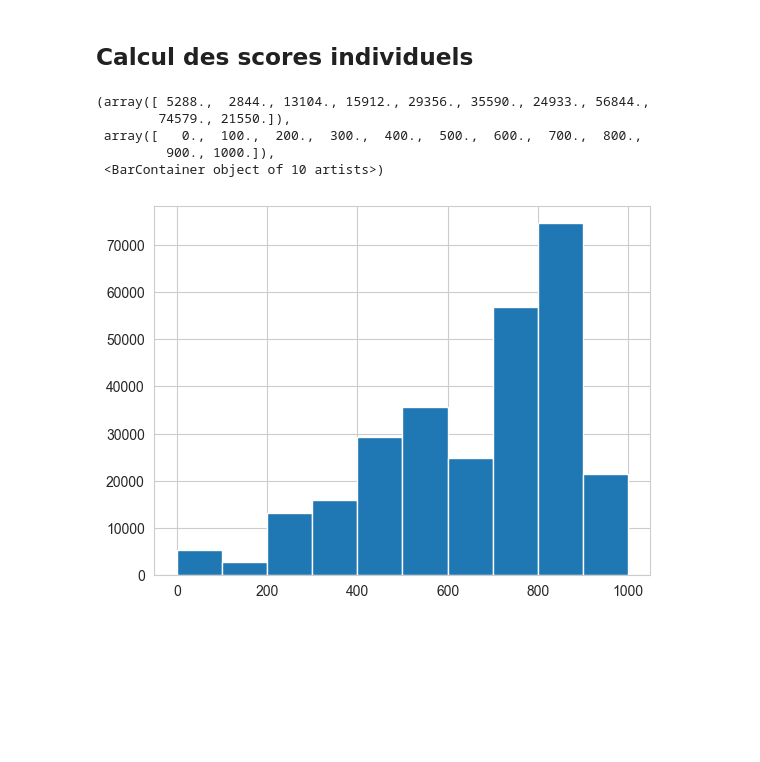
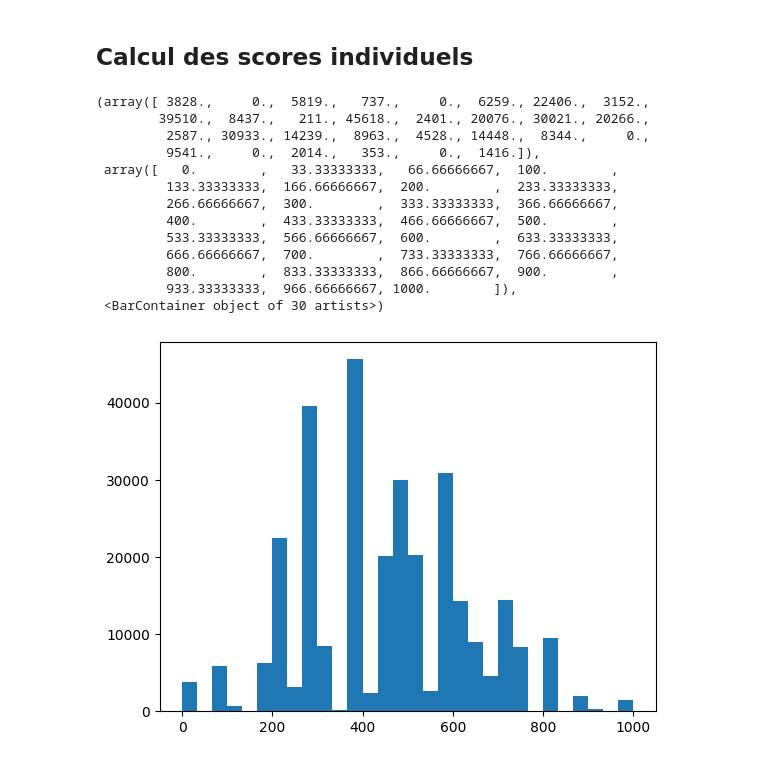
Before and after one commit to SamuelBaheux/Challenge_Nexialog, a Jupyter notebook: notebooks/Grille_Score.ipynb, the cells around one changed output. Drawn from its saved outputs; the diff is of its cells as text; code cells hidden in the pictures; blank space fills up the shorter version.

```diff
--- a/notebooks/Grille_Score.ipynb
+++ b/notebooks/Grille_Score.ipynb
@@ -38,5 +29,8 @@ train_prepared.to_csv("../data/train_prepared_70.csv")
 test_prepared.to_csv("../data/test_prepared_70.csv")
 #train_prepared = pd.read_csv("../data/train_preparedV2.csv", index_col=[0])
 #test_prepared = pd.read_csv("../data/test_preparedv2.csv", index_col=[0])
+# %%
+df_train = train_prepared.iloc[:280000,:]
+df_test = train_prepared.iloc[280000:,:]
 # %% [markdown]
 # Modélisation
@@ -64,2 +37,2 @@ Index(['date_mensuelle', 'TARGET', 'DAYS_BIRTH_disc_int',
 # %%
-features = ['AMT_CREDIT_SUM_DEBT_disc_int', 'AMT_CREDIT_SUM_disc_int', 'DAYS_EMPLOYED_disc_int']
+features = ['REGION_RATING_CLIENT_W_CITY', 'DAYS_CREDIT_ENDDATE_disc_int', 'RATE_DOWN_PAYMENT_disc_int', 'AMT_PAYMENT_disc_int', 'NAME_INCOME_TYPE_discret', 'OCCUPATION_TYPE_discret']
@@ -82,11 +55,13 @@ train_prepared[features]
 # %%
 reference_categories = {
-    'AMT_CREDIT_SUM_DEBT_disc_int' : "[-1083614.67;31111.2]",
-    'AMT_CREDIT_SUM_disc_int' : "[691914.75;198072344.25]",
-    #'EXT_SOURCE_2_disc_int' : "[0.46;0.85]",
-    #'EXT_SOURCE_1_disc_int' : "[0.41;0.96]",
-    #'EXT_SOURCE_3_disc_int' : "[0.35;0.9]",
-    'DAYS_EMPLOYED_disc_int' : "[-17912;-2487]"}
+    'REGION_RATING_CLIENT_W_CITY' : "un_deux",
+    'DAYS_CREDIT_ENDDATE_disc_int' : "[-155271.0;-59.0]",
+    'RATE_DOWN_PAYMENT_disc_int' : "[0.21;4.48]",
+    'AMT_PAYMENT_disc_int' : "[148458.51;25537053.78]",
+    'NAME_INCOME_TYPE_discret' : "other",
+    'OCCUPATION_TYPE_discret' : "high_skilled",
+    'NAME_CONTRACT_TYPE' : "Revolving loans"
+}
 # %%
 formula_parts = []
 for var in features:
@@ -96,7 +71,7 @@ for var in features:
 
 formula = 'TARGET ~ ' + ' + '.join(formula_parts)
 # %%
-model = Logit.from_formula(formula=formula, data=train_prepared)
+model = Logit.from_formula(formula=formula, data=df_train)
 logit_model = model.fit()
 # %% [output]
 Optimization terminated successfully.
@@ -157,13 +125,21 @@ grid_score
 # %%
 df_score = GS.get_individual_score()
 # %%
-plt.hist(df_score["Score_ind"])
+plt.hist(df_score["Score_ind"], bins=30)
 # %% [output]
-(array([ 5288.,  2844., 13104., 15912., 29356., 35590., 24933., 56844.,
-        74579., 21550.]),
- array([   0.,  100.,  200.,  300.,  400.,  500.,  600.,  700.,  800.,
-         900., 1000.]),
- <BarContainer object of 10 artists>)
+(array([ 3828.,     0.,  5819.,   737.,     0.,  6259., 22406.,  3152.,
+        39510.,  8437.,   211., 45618.,  2401., 20076., 30021., 20266.,
+         2587., 30933., 14239.,  8963.,  4528., 14448.,  8344.,     0.,
+         9541.,     0.,  2014.,   353.,     0.,  1416.]),
+ array([   0.        ,   33.33333333,   66.66666667,  100.        ,
+         133.33333333,  166.66666667,  200.        ,  233.33333333,
+         266.66666667,  300.        ,  333.33333333,  366.66666667,
+         400.        ,  433.33333333,  466.66666667,  500.        ,
+         533.33333333,  566.66666667,  600.        ,  633.33333333,
+         666.66666667,  700.        ,  733.33333333,  766.66666667,
+         800.        ,  833.33333333,  866.66666667,  900.        ,
+         933.33333333,  966.66666667, 1000.        ]),
+ <BarContainer object of 30 artists>)
-[figure, old version]
+[figure, new version]
 # %%
 df_score.to_csv("../data/df_score.csv")
```
Also changed, not shown: parts of 8 cells of this notebook, 3 other files.
